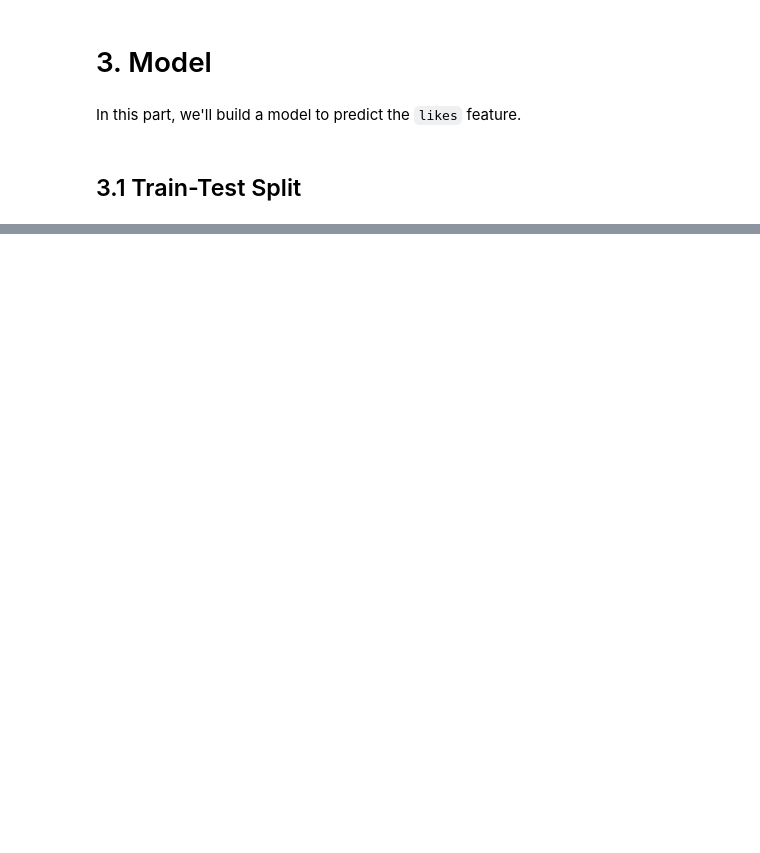
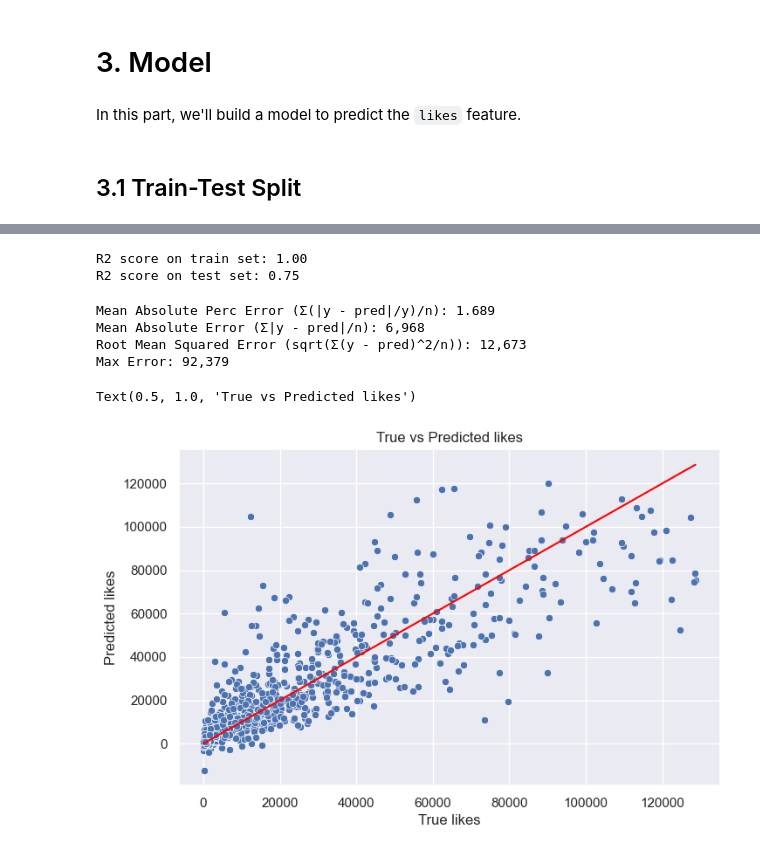
Before and after one commit to opalpeltzman/YouTubeLikesPrediction, a Jupyter notebook: YouTubeLikePrediction.ipynb, the cells around one changed output, grey strips where cells are left out. Drawn from its saved outputs; the diff is of its cells as text; code cells hidden in the pictures; blank space fills up the shorter version.

```diff
--- a/YouTubeLikePrediction.ipynb
+++ b/YouTubeLikePrediction.ipynb
@@ -661,0 +895,56 @@ memory usage: 618.1+ KB
+# %%
+model = xgb.XGBRegressor(
+    n_estimators=1000,
+    max_depth=5,
+    learning_rate=0.1,
+    random_state=42,
+    n_jobs=-1,
+)
+
+model.fit(X_train, y_train)
+
+y_train_pred = model.predict(X_train)
+y_test_pred = model.predict(X_test)
+# %%
+# Let's start with the R2 score
+r2_train = r2_score(y_train, y_train_pred)
+r2_test = r2_score(y_test, y_test_pred)
+
+print(f"R2 score on train set: {r2_train:.2f}")
+print(f"R2 score on test set: {r2_test:.2f}")
+# %% [output]
+R2 score on train set: 1.00
+R2 score on test set: 0.75
+# %%
+print(
+    "Mean Absolute Perc Error (Σ(|y - pred|/y)/n):",
+    "{:,.3f}".format(mean_absolute_percentage_error(y_test.values, y_test_pred)),
+)
+print(
+    "Mean Absolute Error (Σ|y - pred|/n):",
+    "{:,.0f}".format(mean_absolute_error(y_test, y_test_pred)),
+)
+print(
+    "Root Mean Squared Error (sqrt(Σ(y - pred)^2/n)):",
+    "{:,.0f}".format(np.sqrt(mean_squared_error(y_test, y_test_pred))),
+)
+
+## residuals
+residuals = y_test - y_test_pred
+max_error = residuals.abs().max()
+print("Max Error:", "{:,.0f}".format(max_error))
+# %% [output]
+Mean Absolute Perc Error (Σ(|y - pred|/y)/n): 1.689
+Mean Absolute Error (Σ|y - pred|/n): 6,968
+Root Mean Squared Error (sqrt(Σ(y - pred)^2/n)): 12,673
+Max Error: 92,379
+# %%
+fig, ax = plt.subplots(figsize=(8, 5))
+sns.scatterplot(x=y_test, y=y_test_pred, ax=ax)
+sns.lineplot(x=y_test, y=y_test, ax=ax, color="red")
+ax.set_xlabel("True likes")
+ax.set_ylabel("Predicted likes")
+plt.title("True vs Predicted likes")
+# %% [output]
+Text(0.5, 1.0, 'True vs Predicted likes')
+[figure, added]
```
Also changed, not shown: parts of 55 cells of this notebook, 1 other file.
